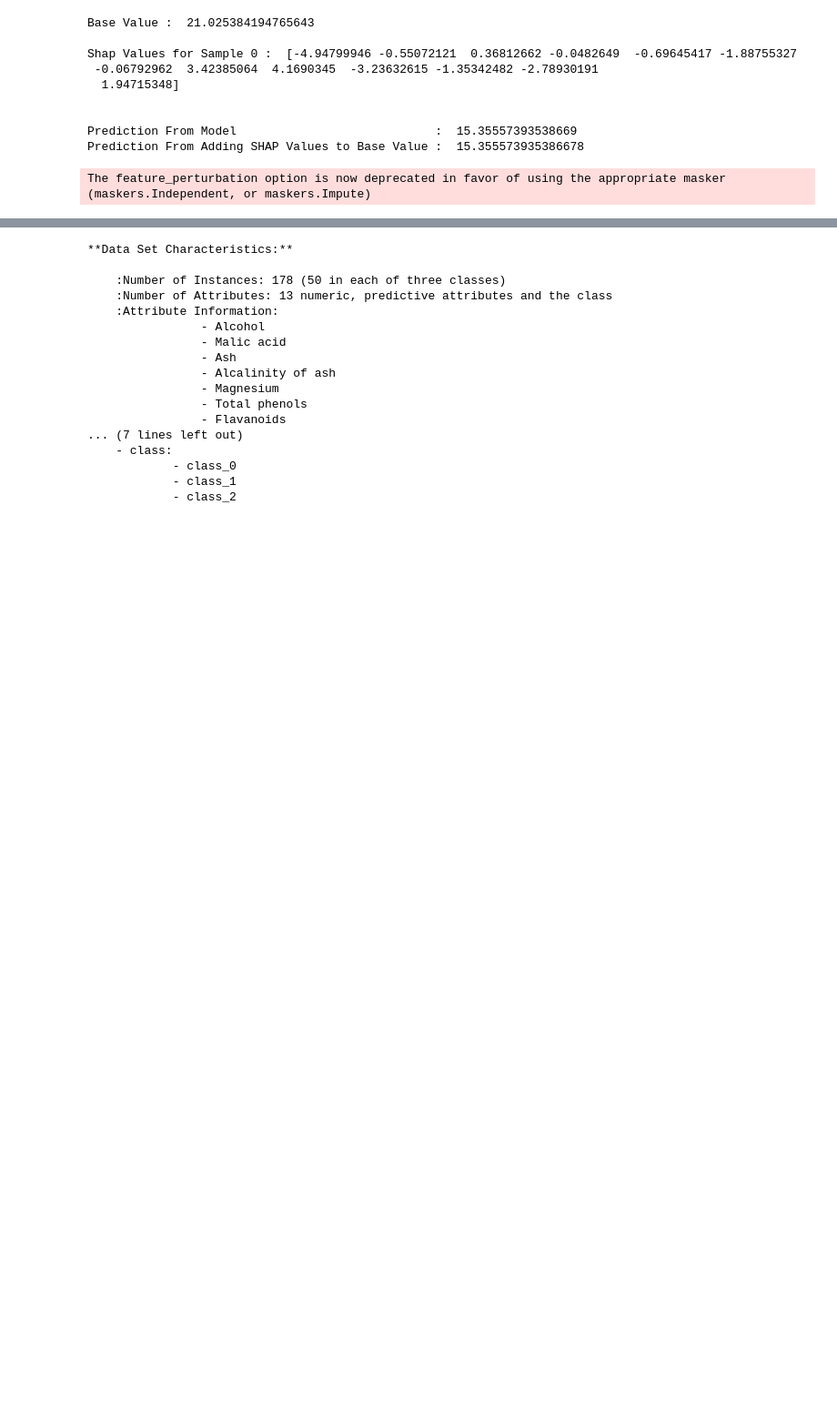
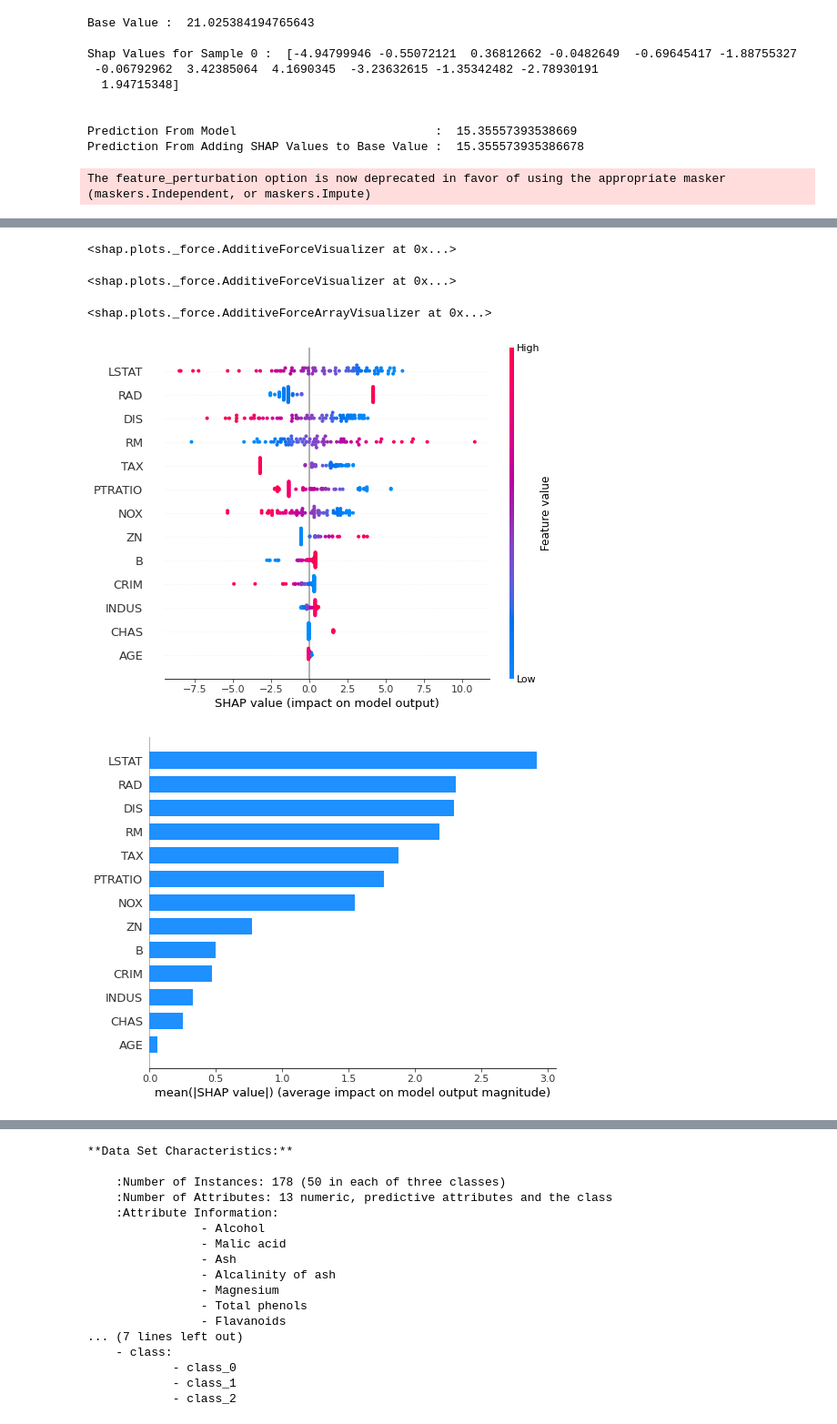
Before and after one commit to VeronikaBerezhnaia/OC_P7_credit_scoring, a Jupyter notebook: shap_test.ipynb, the cells around one changed output, grey strips where cells are left out. Shown: that part at 91% size. Cells and saved outputs as stored; diff of their text form; code cells hidden in the pictures; blank space fills up the shorter version.

```diff
--- a/shap_test.ipynb
+++ b/shap_test.ipynb
@@ -161,0 +203,40 @@ shap.bar_plot(lin_reg_explainer2.shap_values(X_test[0].reshape(1,-1))[0],
+# %%
+shap.force_plot(lin_reg_explainer1.expected_value,
+                lin_reg_explainer1.shap_values(X_test[0]),
+                feature_names=boston.feature_names,
+                out_names="Price($)")
+# %% [output]
+<shap.plots._force.AdditiveForceVisualizer at 0x...>
+# %%
+shap.force_plot(lin_reg_explainer2.expected_value,
+                lin_reg_explainer2.shap_values(X_test[0].reshape(1,-1))[0],
+                feature_names=boston.feature_names,
+                out_names="Price($)")
+# %% [output]
+<shap.plots._force.AdditiveForceVisualizer at 0x...>
+# %%
+shap.force_plot(lin_reg_explainer1.expected_value,
+                lin_reg_explainer1.shap_values(X_test[0:10]),
+                feature_names=boston.feature_names,
+                out_names="Price($)", figsize=(25,3),
+                link="identity")
+# %% [output]
+<shap.plots._force.AdditiveForceArrayVisualizer at 0x...>
+# %%
+shap.summary_plot(lin_reg_explainer1.shap_values(X_test),
+                  features = X_test,
+                  feature_names=boston.feature_names)
+
+shap.summary_plot(lin_reg_explainer1.shap_values(X_test),
+                  feature_names=boston.feature_names,
+                  plot_type="bar",
+                  color="dodgerblue"
+                  )
+
+shap.summary_plot(lin_reg_explainer1.shap_values(X_test),
+                  feature_names=boston.feature_names,
+                  plot_type="violin",
+                  color="tomato")
+# %% [output]
+[figure, added]
+[figure, added]
```
Also changed, not shown: parts of 12 cells of this notebook.
